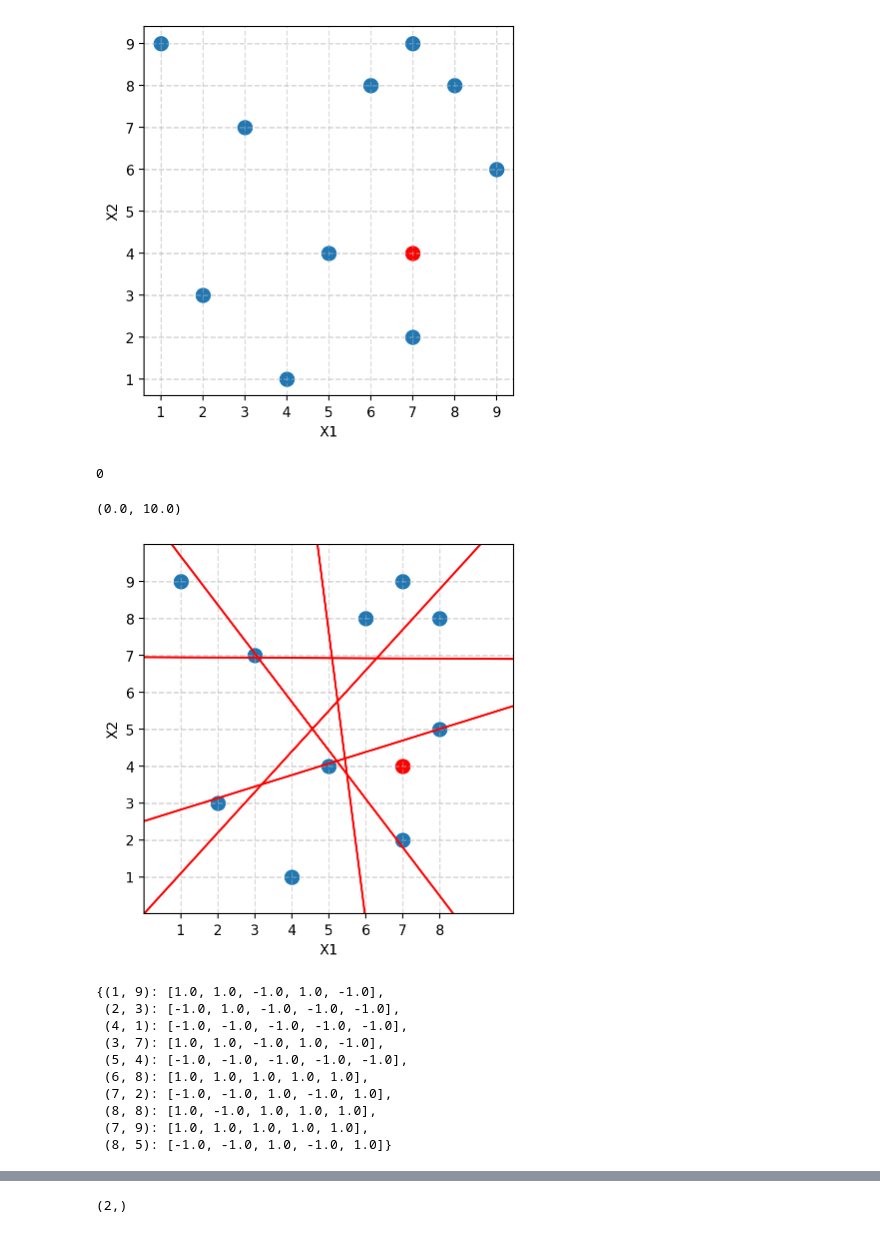
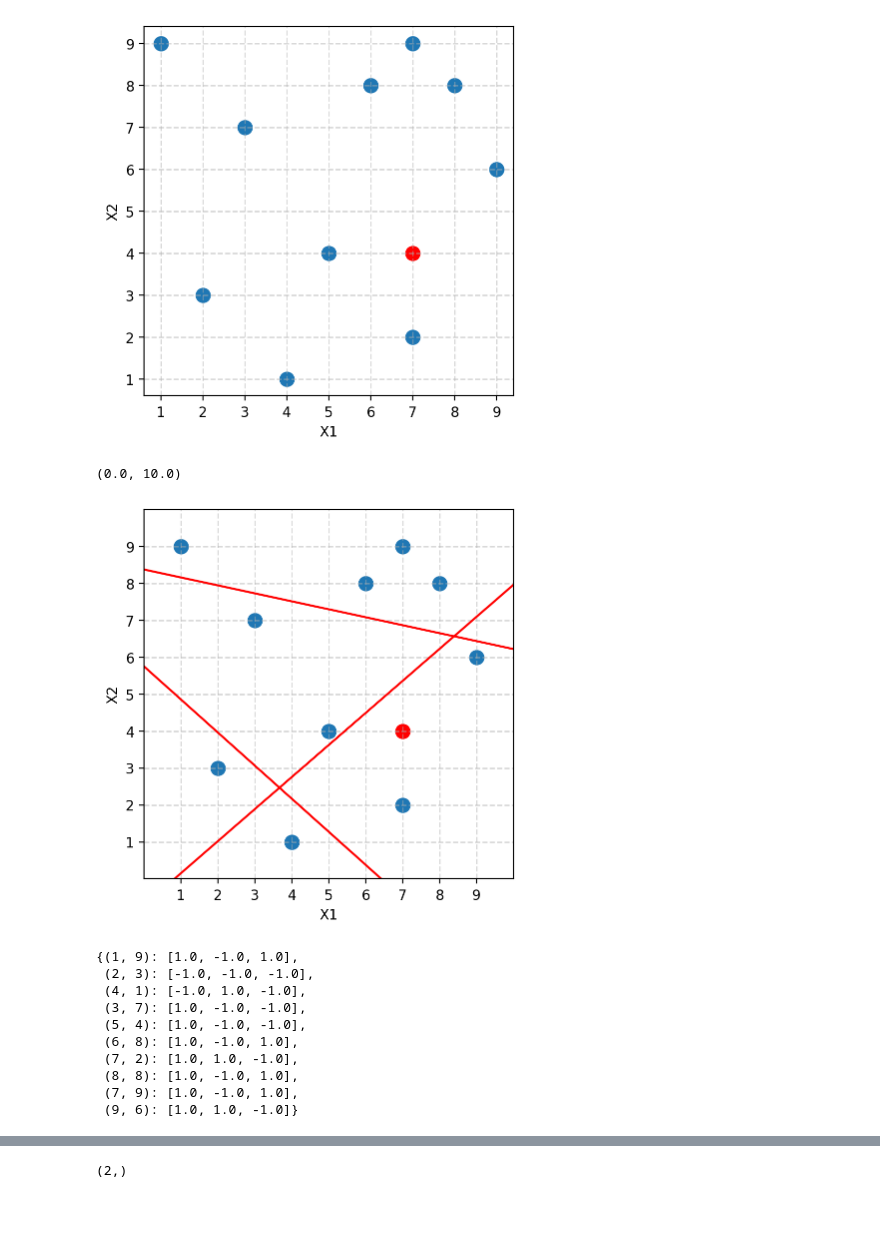
Before and after one commit to YYashraj/Assignment4-ES335-2024-sanity-descent, a Jupyter notebook: KNN.ipynb, the cells around one changed output, grey strips where cells are left out. Cells and saved outputs as stored; diff of their text form; code cells hidden in the pictures.

```diff
--- a/KNN.ipynb
+++ b/KNN.ipynb
@@ -801,15 +800,18 @@ plot_dataset()
 # %%
 def generate_hyperplanes(X):
       # Initialize hyperplanes array
-    n = int(np.log2(X.shape[0]))
     d = X.shape[1]
+    n = min(int(np.log2(X.shape[0])),d*2)
     k = X.shape[0]/5
     hyperplanes = np.zeros((n, d + 1))
     t=0
+    max_iterations = 1000
+
     for i in range(n):
         z=0
 
-        while True:
+        iterations=0
+        while iterations<max_iterations:
             if (i%2==0):
                 z=1
                 a = np.random.uniform(0, 2, size=(1, d))
@@ -834,9 +836,7 @@ def generate_hyperplanes(X):
                 hyperplanes[i] = hyperplane
                 break
 
-
-
-    print(t)
+            iterations += 1
 
     return hyperplanes
 # %%
@@ -854,16 +854,14 @@ def plot_hyperplanes(hyperplanes):
         y_end=y_values[-1]
         ax.plot([x_start, x_end], [y_start, y_end], 'r-')
 # %%
-n_planes=5
-hyperplanes = generate_hyperplanes(n_planes, 2, X, 5)
-plot_hyperplanes(hyperplanes.reshape(n_planes,3))
+hyperplanes = generate_hyperplanes(X)
+plot_hyperplanes(hyperplanes)
 plot_dataset()
 plt.xlim(0, 10)
 plt.ylim(0, 10)
 # %% [output]
-0
+(0.0, 10.0)
-(0.0, 10.0)
-[figure, old version]
+[figure, new version]
 # %%
 def compute_signs(hyperplanes, X, d):
     hash_table = {}
@@ -881,16 +879,16 @@ hash_table = compute_signs(hyperplanes, X, 2)
 # %%
 hash_table
 # %% [output]
-{(1, 9): [1.0, 1.0, -1.0, 1.0, -1.0],
- (2, 3): [-1.0, 1.0, -1.0, -1.0, -1.0],
- (4, 1): [-1.0, -1.0, -1.0, -1.0, -1.0],
- (3, 7): [1.0, 1.0, -1.0, 1.0, -1.0],
- (5, 4): [-1.0, -1.0, -1.0, -1.0, -1.0],
- (6, 8): [1.0, 1.0, 1.0, 1.0, 1.0],
- (7, 2): [-1.0, -1.0, 1.0, -1.0, 1.0],
- (8, 8): [1.0, -1.0, 1.0, 1.0, 1.0],
- (7, 9): [1.0, 1.0, 1.0, 1.0, 1.0],
- (8, 5): [-1.0, -1.0, 1.0, -1.0, 1.0]}
+{(1, 9): [1.0, -1.0, 1.0],
+ (2, 3): [-1.0, -1.0, -1.0],
+ (4, 1): [-1.0, 1.0, -1.0],
+ (3, 7): [1.0, -1.0, -1.0],
+ (5, 4): [1.0, -1.0, -1.0],
+ (6, 8): [1.0, -1.0, 1.0],
+ (7, 2): [1.0, 1.0, -1.0],
+ (8, 8): [1.0, -1.0, 1.0],
+ (7, 9): [1.0, -1.0, 1.0],
+ (9, 6): [1.0, 1.0, -1.0]}
 # %%
 def nearest_neighbours(hash_table, query_pt,hyperplanes,d):
     signs1=[]
```
Also changed, not shown: parts of 23 cells of this notebook.
